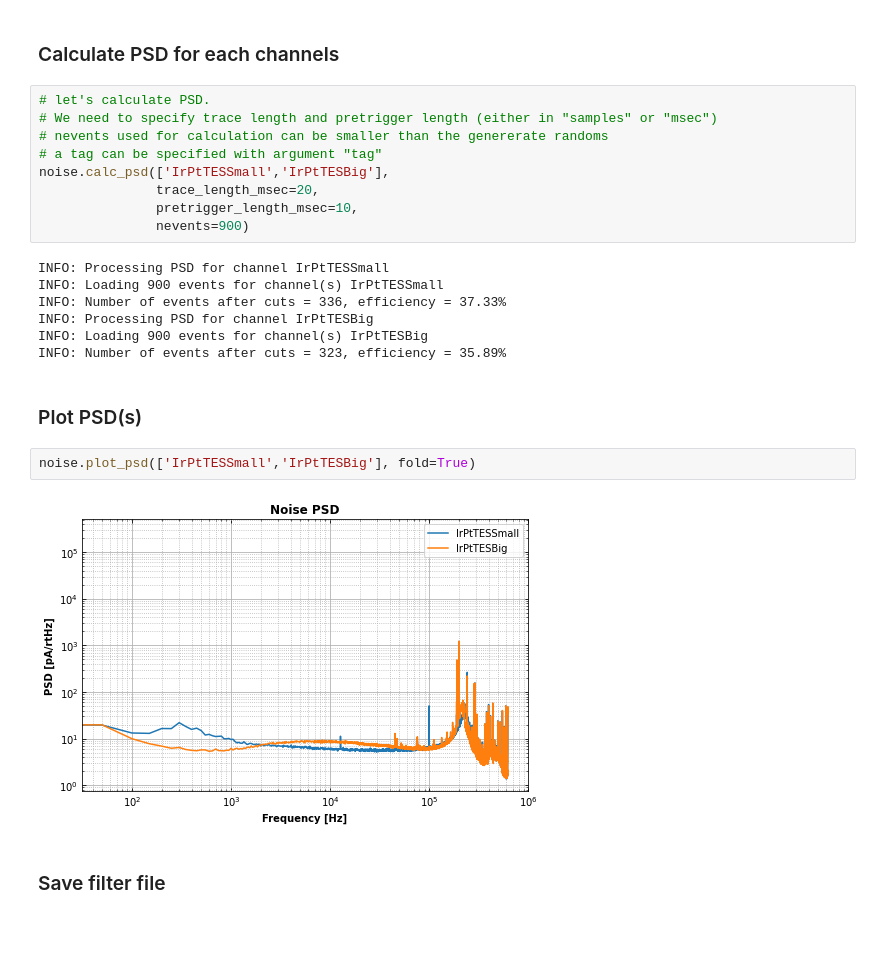
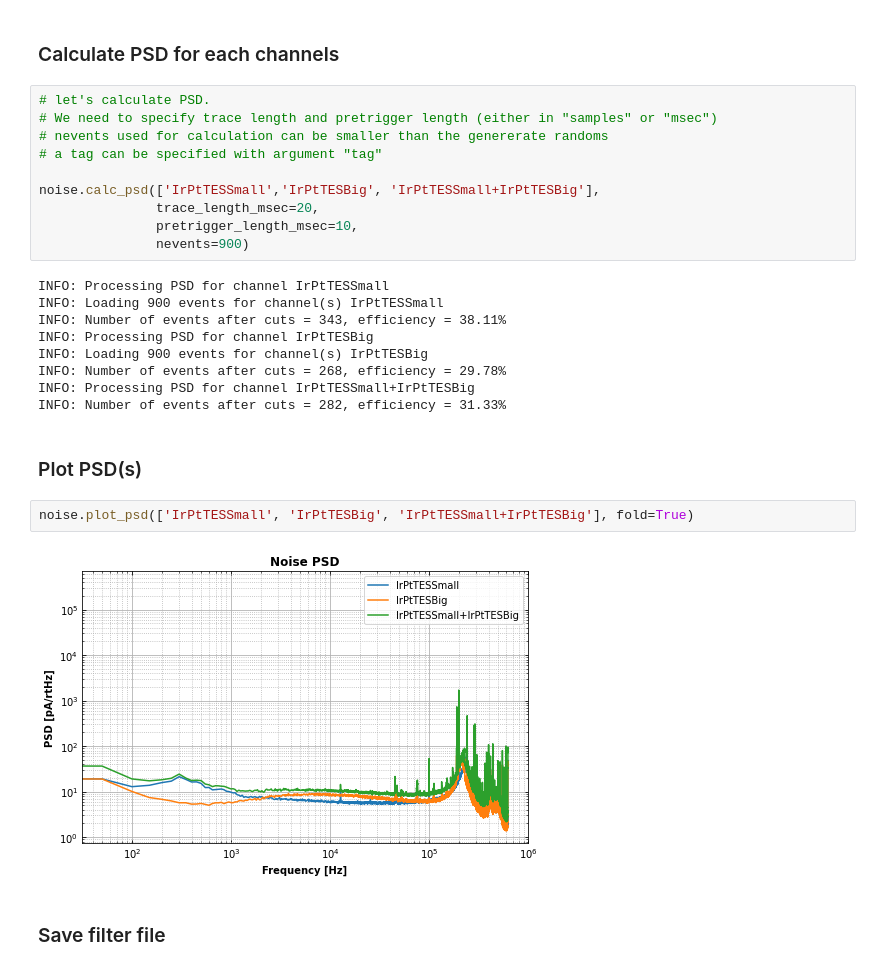
Before and after one commit to spice-herald/detprocess, a Jupyter notebook: examples/noise_generation.ipynb, the cells around one changed output. Drawn from its saved outputs; the diff is of its cells as text; blank space fills up the shorter version.

```diff
--- a/examples/noise_generation.ipynb
+++ b/examples/noise_generation.ipynb
@@ -51,23 +51,26 @@ INFO: Randoms acquisition done!
 # We need to specify trace length and pretrigger length (either in "samples" or "msec")
 # nevents used for calculation can be smaller than the genererate randoms
 # a tag can be specified with argument "tag"
-noise.calc_psd(['IrPtTESSmall','IrPtTESBig'],
+
+noise.calc_psd(['IrPtTESSmall','IrPtTESBig', 'IrPtTESSmall+IrPtTESBig'],
                trace_length_msec=20,
                pretrigger_length_msec=10,
                nevents=900)
 # %% [output]
 INFO: Processing PSD for channel IrPtTESSmall
 INFO: Loading 900 events for channel(s) IrPtTESSmall
-INFO: Number of events after cuts = 336, efficiency = 37.33%
+INFO: Number of events after cuts = 343, efficiency = 38.11%
 INFO: Processing PSD for channel IrPtTESBig
 INFO: Loading 900 events for channel(s) IrPtTESBig
-INFO: Number of events after cuts = 323, efficiency = 35.89%
+INFO: Number of events after cuts = 268, efficiency = 29.78%
+INFO: Processing PSD for channel IrPtTESSmall+IrPtTESBig
+INFO: Number of events after cuts = 282, efficiency = 31.33%
 # %% [markdown]
 ### Plot PSD(s)
 # %%
-noise.plot_psd(['IrPtTESSmall','IrPtTESBig'], fold=True)
+noise.plot_psd(['IrPtTESSmall', 'IrPtTESBig', 'IrPtTESSmall+IrPtTESBig'], fold=True)
 # %% [output]
-[figure, old version]
+[figure, new version]
 # %% [markdown]
 ### Save filter file
 # %%
```
Also changed, not shown: parts of 3 cells of this notebook, 3 other files.
